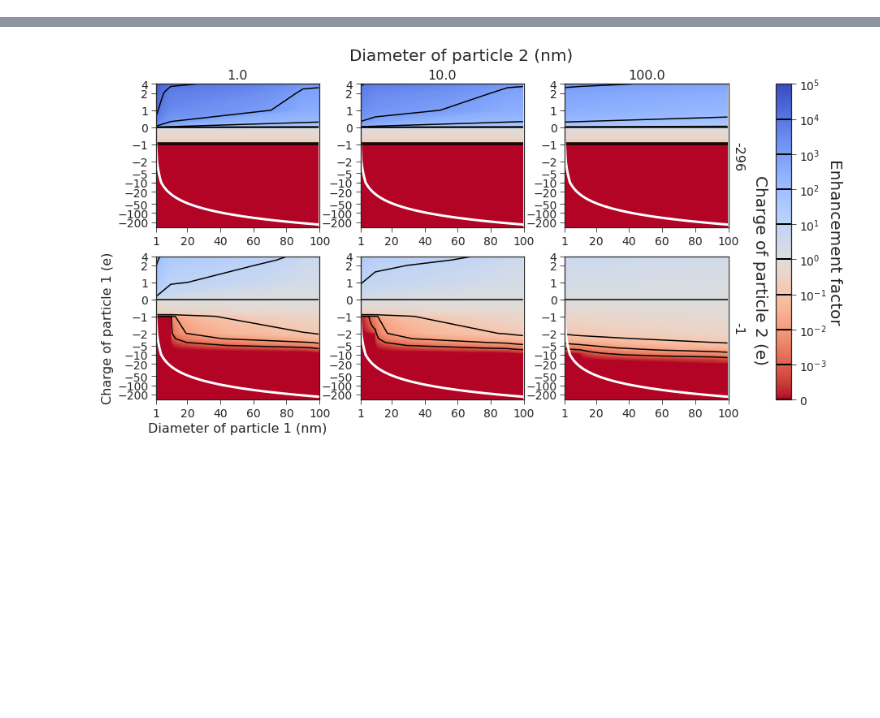
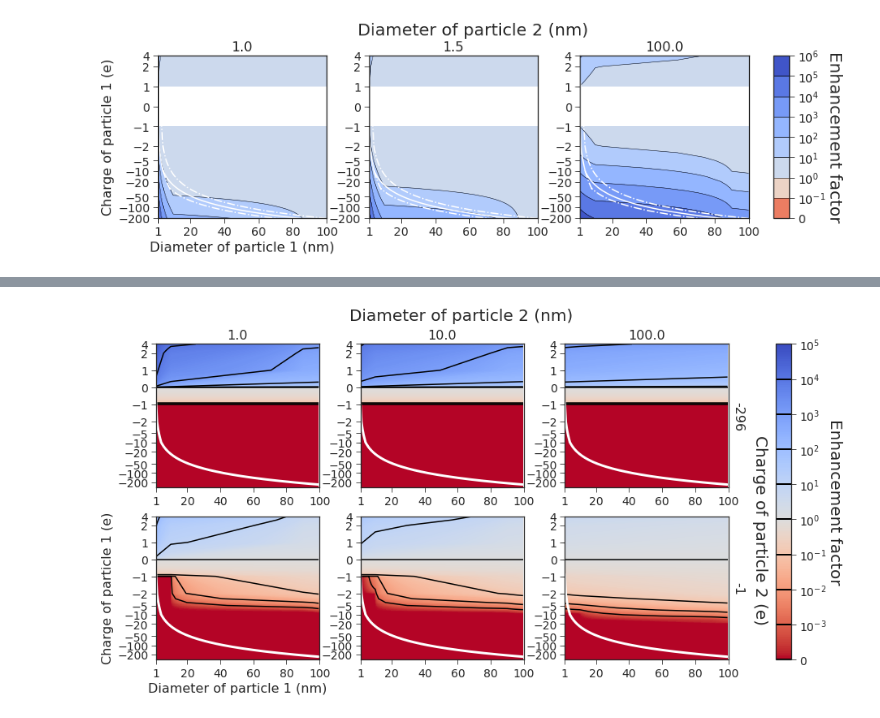
Before and after one commit to caos21/ndust, a Jupyter notebook: press/efactor-results-symlog.ipynb, the cells around one changed output, grey strips where cells are left out. Saved outputs shown, nothing was run; the diff lists cells and outputs as text; code cells hidden in the pictures; blank space fills up the shorter version.

```diff
--- a/press/efactor-results-symlog.ipynb
+++ b/press/efactor-results-symlog.ipynb
@@ -702,0 +795,20 @@ class mplot4d(object):
+# %%
+# ll=[0, 1, 2]
+ll=[0, 1, 39]
+ql=[94]
+m4X.set_grid(0, 39, 0, 99)
+
+m4X.logvmax = 6
+#m4X.logvmin = -3
+m4X.logvmin = -2
+m4X.minvalue = 10**m4X.logvmin
+
+m4X.contour_width = 0.5
+
+#test.loglevels = np.array([0, 1, 2, 5, 10, 20, 50, 100, 200, 500])
+m4X.plot_fsymlog(ll, ql, filename='test', xaxticks=[1, *np.arange(20, 120, 20)],
+                  yaxticks=[-200, -100, -50, -20, -10, -5, -2, -1, 0, 1, 2, 4],
+                  vsize=1.5*2.25, hsize=4.5*3,
+                  mean_charge=qms)
+# %% [output]
+[figure, added]
```
Also changed, not shown: parts of 24 cells of this notebook, 6 other files.
